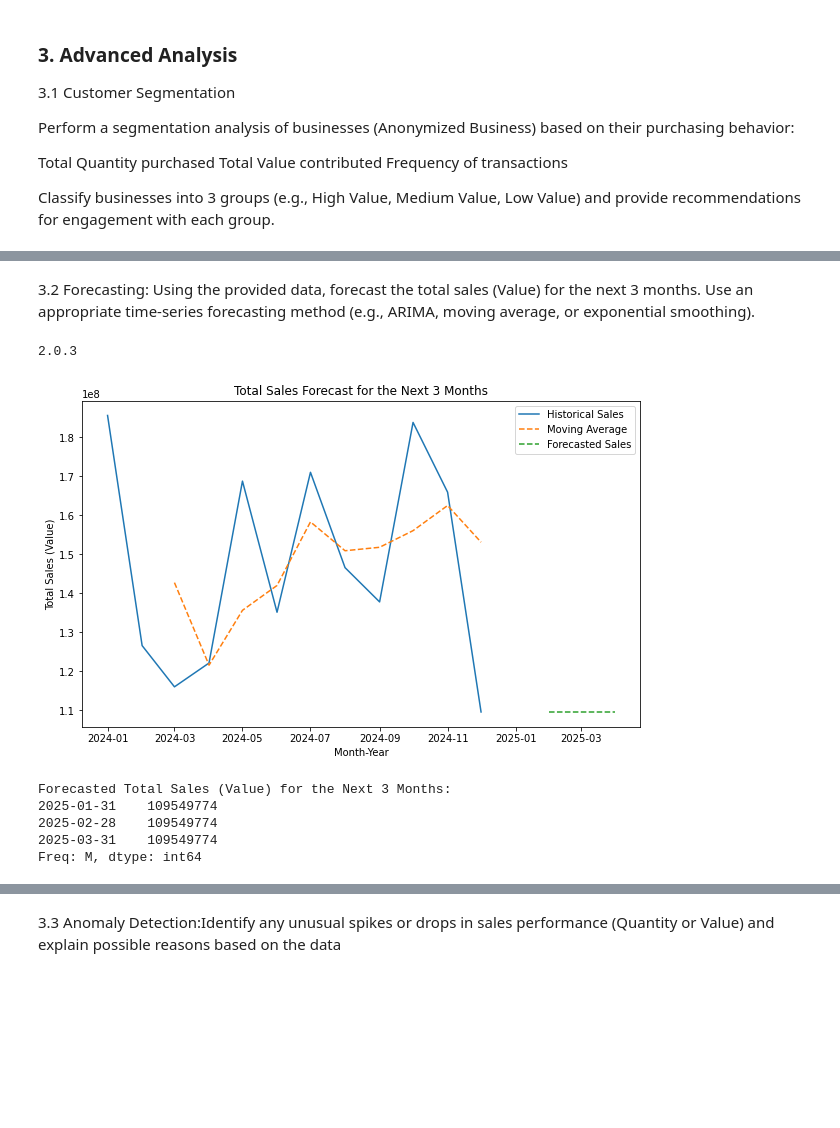
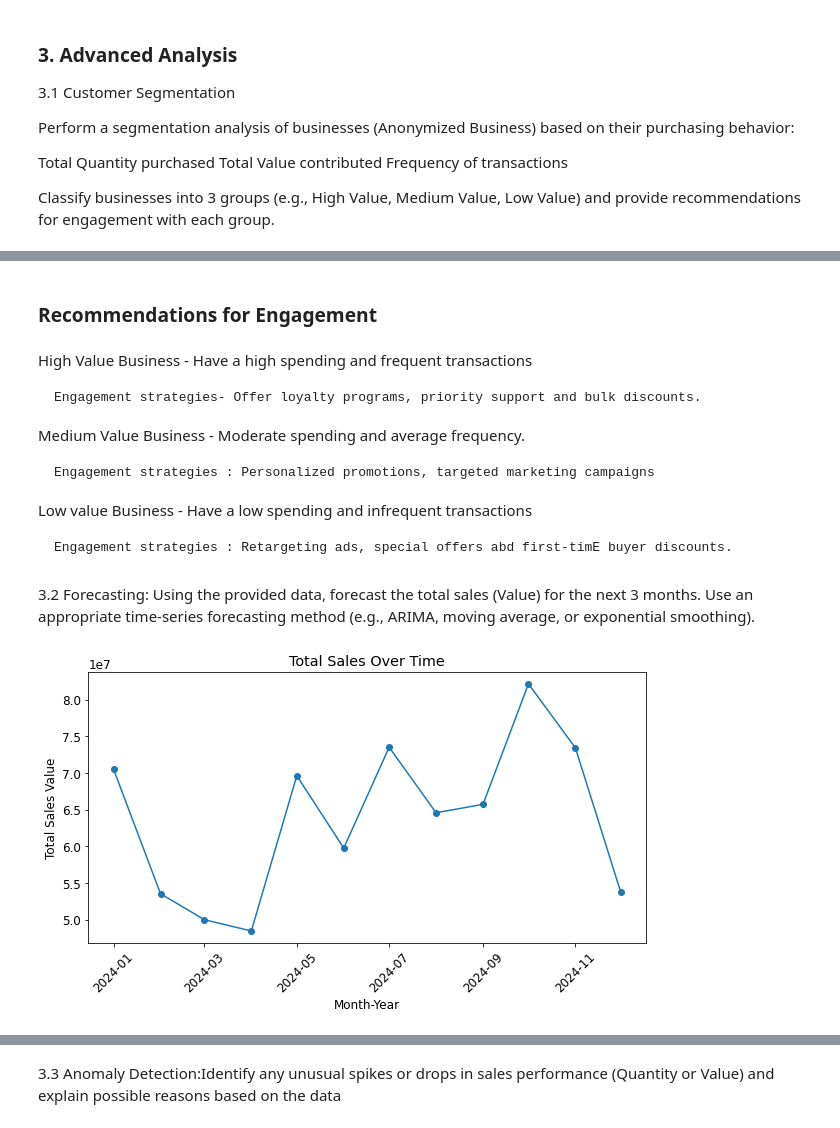
Before and after one commit to wambuiGicheha/kwanza_tukule_TechAssement, a Jupyter notebook: index.ipynb, the cells around one changed output, grey strips where cells are left out. Drawn from its saved outputs; the diff is of its cells as text; code cells hidden in the pictures; blank space fills up the shorter version.

Commit message:
segmentation analysis

```diff
--- a/index.ipynb
+++ b/index.ipynb
@@ -612,50 +645,44 @@ print(business_grouped)
+# %% [markdown]
+### Recommendations for Engagement
+# %% [markdown]
+High Value Business - Have a high spending and frequent transactions
+
+    Engagement strategies- Offer loyalty programs, priority support and bulk discounts.
+
+Medium Value Business  - Moderate spending and average frequency.
+
+    Engagement strategies : Personalized promotions, targeted marketing campaigns
+
+Low value Business - Have a low spending and infrequent transactions
+
+    Engagement strategies : Retargeting ads, special offers abd first-timE buyer discounts.
 # %% [markdown]
 3.2 Forecasting: Using the provided data, forecast the total sales (Value) for the next 3 months. Use an appropriate time-series forecasting method (e.g., ARIMA, moving average, or exponential smoothing).
-# %%
-#check pandas version
-print(pd.__version__)
-# %% [output]
-2.0.3
 # %%
-# Calculate total monthly sales (Value)
-monthly_sales = kt_clean_df.groupby('month-year').agg({'total_value': 'sum'}).reset_index()
+#prepare data and ensure the data is chronologically ordered for time series analysis
 
-# Convert Month-Year to datetime for proper sorting
+# Aggregate total sales per month-year
+monthly_sales = kt_clean_df.groupby('month-year').agg({'unit_price': 'sum'}).reset_index()
+
+# Rename column
+monthly_sales.rename(columns={'unit_price': 'total_value'}, inplace=True)
+
+# Convert Month-Year to datetime
 monthly_sales['month-year'] = pd.to_datetime(monthly_sales['month-year'], format='%B %Y')
 
-# Sort by Month-Year
+# Sort values for time-series processing
 monthly_sales = monthly_sales.sort_values('month-year')
 
 # Set Month-Year as index
 monthly_sales.set_index('month-year', inplace=True)
 
-# Calculate the moving average
-monthly_sales['moving_average'] = monthly_sales['total_value'].rolling(window=3).mean()
-
-# Forecast the next 3 months by extending the moving average
-last_value = monthly_sales['total_value'].iloc[-1]
-forecast = [last_value] * 3
-
-# Plot the historical data and forecast
-plt.figure(figsize=(10, 6))
-plt.plot(monthly_sales.index, monthly_sales['total_value'], label='Historical Sales')
-plt.plot(monthly_sales.index, monthly_sales['moving_average'], label='Moving Average', linestyle='--')
-plt.plot(pd.date_range(start=monthly_sales.index[-1], periods=4, freq='M')[1:], forecast, label='Forecasted Sales', linestyle='--')
+# Plot to visualize trend
+plt.figure(figsize=(10, 5))
+plt.plot(monthly_sales.index, monthly_sales['total_value'], marker='o', linestyle='-')
 plt.xlabel('Month-Year')
-plt.ylabel('Total Sales (Value)')
-plt.title('Total Sales Forecast for the Next 3 Months')
-plt.legend()
+plt.ylabel('Total Sales Value')
+plt.title('Total Sales Over Time')
+plt.xticks(rotation=45)
 plt.show()
-
-# Display the forecasted values
-forecast_dates = pd.date_range(start=monthly_sales.index[-1], periods=4, freq='M')[1:]
-forecast_series = pd.Series(forecast, index=forecast_dates)
-print("Forecasted Total Sales (Value) for the Next 3 Months:")
-print(forecast_series)
 # %% [output]
-[figure, old version]
+[figure, new version]
-Forecasted Total Sales (Value) for the Next 3 Months:
-2025-01-31    109549774
-2025-02-28    109549774
-2025-03-31    109549774
-Freq: M, dtype: int64
```
Also changed, not shown: parts of 12 cells of this notebook.
